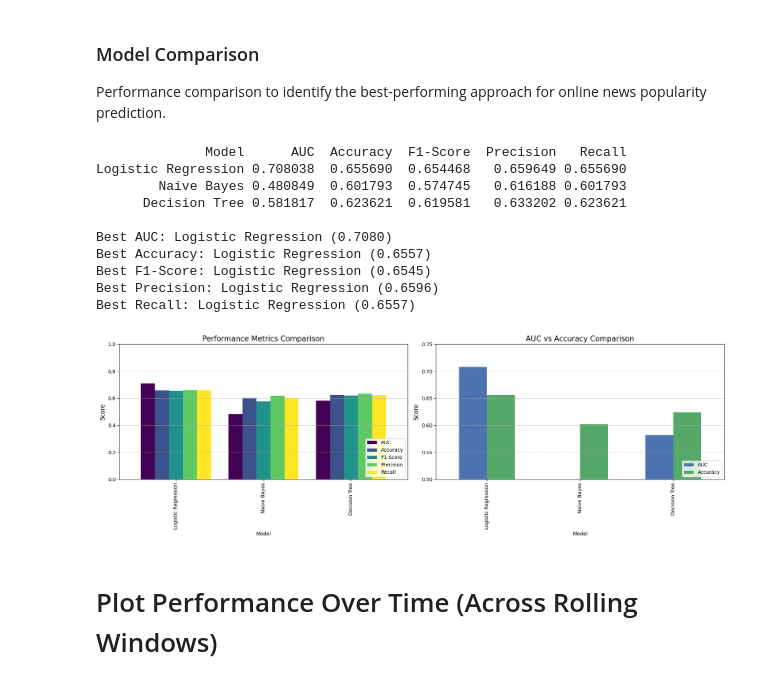
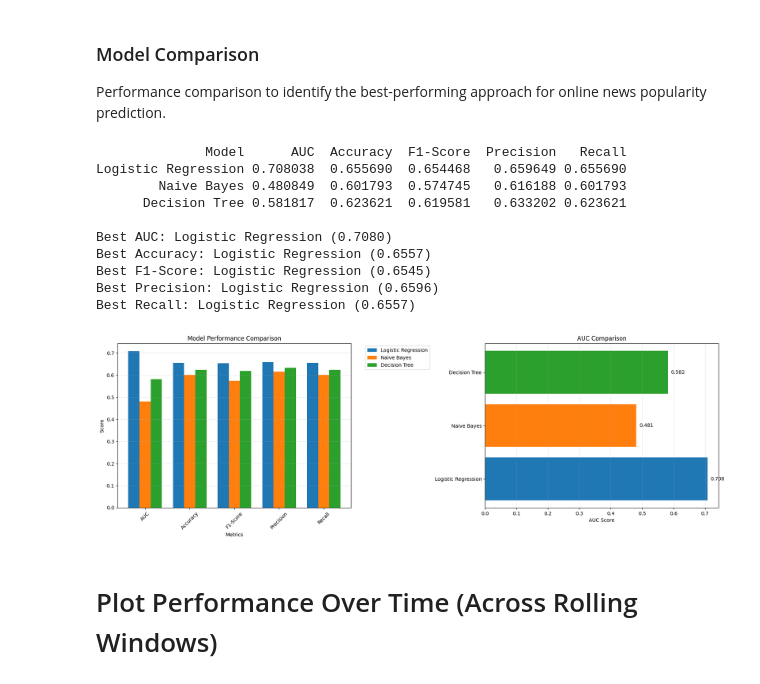
Before and after one commit to kazemihabib/Predicting-the-Popularity-of-Online-News, a Jupyter notebook: big_data_3cfu.ipynb, the cells around one changed output. Cells and saved outputs as stored; diff of their text form; code cells hidden in the pictures.

```diff
--- a/big_data_3cfu.ipynb
+++ b/big_data_3cfu.ipynb
@@ -906,57 +912,60 @@ comparison_df = pd.DataFrame({
 
 print(comparison_df.to_string(index=False))
 
 # Find best performing model for each metric
 print(f"\nBest AUC: {comparison_df.loc[comparison_df['AUC'].idxmax(), 'Model']} ({comparison_df['AUC'].max():.4f})")
 print(f"Best Accuracy: {comparison_df.loc[comparison_df['Accuracy'].idxmax(), 'Model']} ({comparison_df['Accuracy'].max():.4f})")
 print(f"Best F1-Score: {comparison_df.loc[comparison_df['F1-Score'].idxmax(), 'Model']} ({comparison_df['F1-Score'].max():.4f})")
 print(f"Best Precision: {comparison_df.loc[comparison_df['Precision'].idxmax(), 'Model']} ({comparison_df['Precision'].max():.4f})")
 print(f"Best Recall: {comparison_df.loc[comparison_df['Recall'].idxmax(), 'Model']} ({comparison_df['Recall'].max():.4f})")
 
 # Visualize comparison
 fig, axes = plt.subplots(1, 2, figsize=(18, 6))
 
 # 1. Bar chart for all metrics
 metrics_to_plot = ['AUC', 'Accuracy', 'F1-Score', 'Precision', 'Recall']
-comparison_df.set_index('Model')[metrics_to_plot].plot(
-    kind='bar',
-    ax=axes[0],
-    colormap='viridis',
-    width=0.8
-)
-axes[0].set_title('Performance Metrics Comparison', fontsize=15)
-axes[0].set_ylabel('Score', fontsize=12)
-axes[0].set_ylim(0, 1.0)
-axes[0].legend(loc='lower right')
-axes[0].grid(axis='y', linestyle='--', alpha=0.7)
+x = np.arange(len(metrics_to_plot))
+width = 0.25
+colors = ['#1f77b4', '#ff7f0e', '#2ca02c']  # 3 colors for 3 models
 
-# 2. Zoomed in Bar chart for AUC & Accuracy
-comparison_df.set_index('Model')[['AUC', 'Accuracy']].plot(
-    kind='bar',
-    ax=axes[1],
-    color=['#4c72b0', '#55a868'],
-    width=0.6
-)
-axes[1].set_title('AUC vs Accuracy Comparison', fontsize=15)
-axes[1].set_ylabel('Score', fontsize=12)
-axes[1].set_ylim(0.5, 0.75) # Zoom in to see differences
-axes[1].legend(loc='lower right')
-axes[1].grid(axis='y', linestyle='--', alpha=0.7)
+for i, (model, color) in enumerate(zip(comparison_df['Model'], colors)):
+    values = [comparison_df.loc[comparison_df['Model'] == model, metric].values[0] for metric in metrics_to_plot]
+    axes[0].bar(x + i*width, values, width, label=model, color=color)
+
+axes[0].set_xlabel('Metrics')
+axes[0].set_ylabel('Score')
+axes[0].set_title('Model Performance Comparison')
+axes[0].set_xticks(x + width)
+axes[0].set_xticklabels(metrics_to_plot, rotation=45)
+axes[0].legend(bbox_to_anchor=(1.05, 1), loc='upper left')
+axes[0].grid(axis='y', alpha=0.3)
+
+# 2. AUC comparison
+models = comparison_df['Model']
+aucs = comparison_df['AUC']
+bars = axes[1].barh(models, aucs, color=colors)
+axes[1].set_xlabel('AUC Score')
+axes[1].set_title('AUC Comparison')
+axes[1].grid(axis='x', alpha=0.3)
+# Add value labels on bars
+for bar, auc_val in zip(bars, aucs):
+    axes[1].text(bar.get_width() + 0.01, bar.get_y() + bar.get_height()/2,
+                  f'{auc_val:.3f}', ha='left', va='center', fontsize=10)
 
 plt.tight_layout()
 plt.show()
 # %% [output]
               Model      AUC  Accuracy  F1-Score  Precision   Recall
 Logistic Regression 0.708038  0.655690  0.654468   0.659649 0.655690
         Naive Bayes 0.480849  0.601793  0.574745   0.616188 0.601793
       Decision Tree 0.581817  0.623621  0.619581   0.633202 0.623621
 
 Best AUC: Logistic Regression (0.7080)
 Best Accuracy: Logistic Regression (0.6557)
 Best F1-Score: Logistic Regression (0.6545)
 Best Precision: Logistic Regression (0.6596)
 Best Recall: Logistic Regression (0.6557)
-[figure, old version]
+[figure, new version]
 # %% [markdown]
 # Plot Performance Over Time (Across Rolling Windows)
 # %%
```
Also changed, not shown: parts of 4 cells of this notebook.
